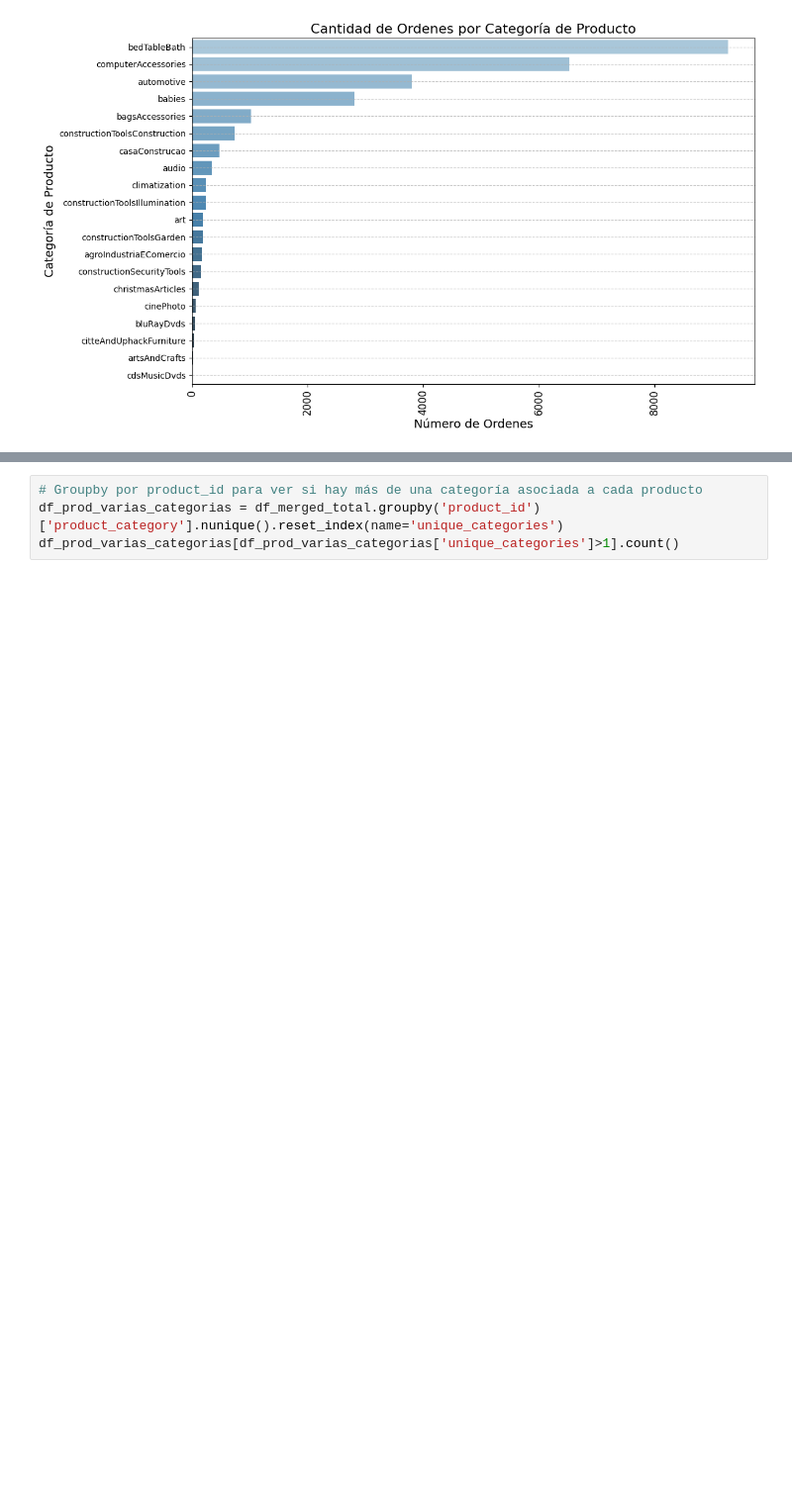
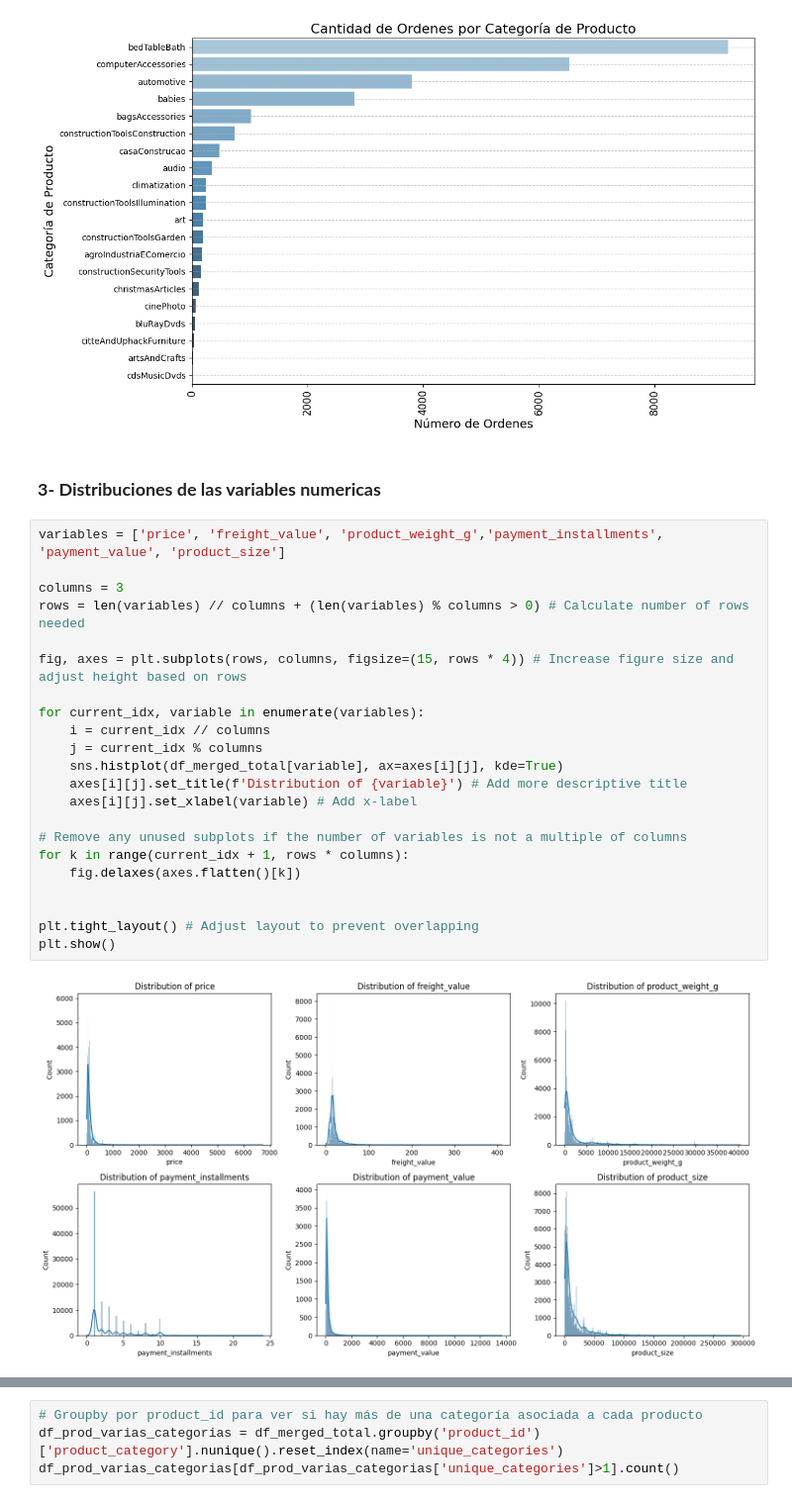
Before and after one commit to nicobotti91/coderds, a Jupyter notebook: etapas_basicas_dsii_botti_1er_entrega_testDSI.ipynb, the cells around one changed output, grey strips where cells are left out. Shown at 99% size. Saved outputs shown, nothing was run; the diff lists cells and outputs as text; blank space fills up the shorter version.

```diff
--- a/etapas_basicas_dsii_botti_1er_entrega_testDSI.ipynb
+++ b/etapas_basicas_dsii_botti_1er_entrega_testDSI.ipynb
@@ -639,3 +676,29 @@ Passing `palette` without assigning `hue` is deprecated and will be removed in v
 
   sns.barplot(data=df_product_category_orders, x='unique_orders', y='product_category', palette='Blues_d')
 [figure]
+# %% [markdown]
+### **3- Distribuciones de las variables numericas**
+# %%
+variables = ['price', 'freight_value', 'product_weight_g','payment_installments', 'payment_value', 'product_size']
+
+columns = 3
+rows = len(variables) // columns + (len(variables) % columns > 0) # Calculate number of rows needed
+
+fig, axes = plt.subplots(rows, columns, figsize=(15, rows * 4)) # Increase figure size and adjust height based on rows
+
+for current_idx, variable in enumerate(variables):
+    i = current_idx // columns
+    j = current_idx % columns
+    sns.histplot(df_merged_total[variable], ax=axes[i][j], kde=True)
+    axes[i][j].set_title(f'Distribution of {variable}') # Add more descriptive title
+    axes[i][j].set_xlabel(variable) # Add x-label
+
+# Remove any unused subplots if the number of variables is not a multiple of columns
+for k in range(current_idx + 1, rows * columns):
+    fig.delaxes(axes.flatten()[k])
+
+
+plt.tight_layout() # Adjust layout to prevent overlapping
+plt.show()
+# %% [output]
+[figure, added]
```
Also changed, not shown: parts of 16 cells of this notebook.
